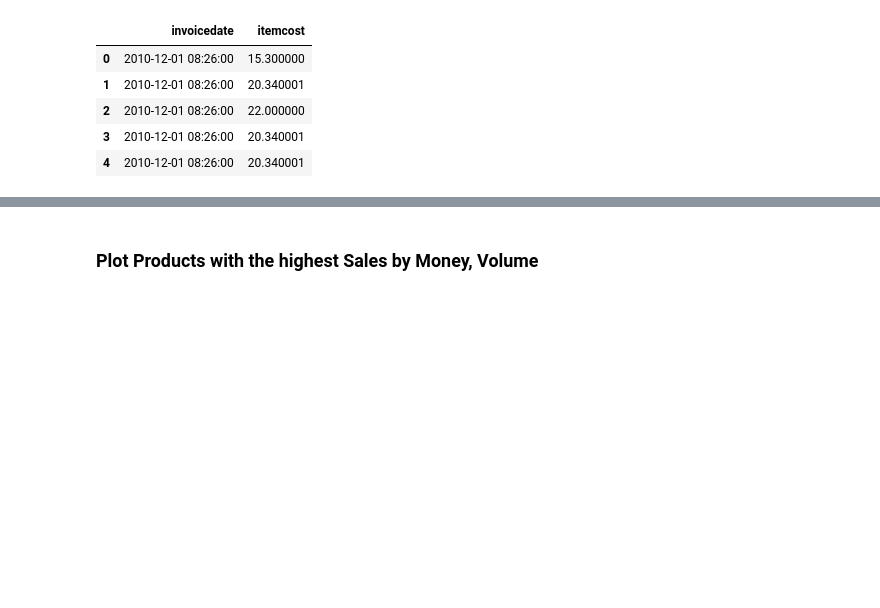
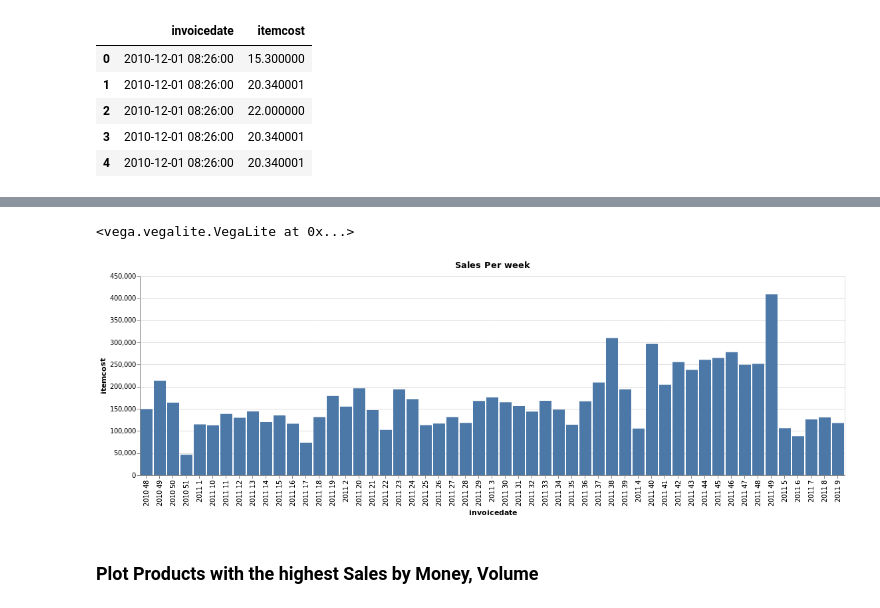
Before and after one commit to salbaroudi/MarketBasketAnalysis, a Jupyter notebook: RetailStoreDataAnalysis.ipynb, the cells around one changed output, grey strips where cells are left out. Cells and saved outputs as stored; diff of their text form; code cells hidden in the pictures; blank space fills up the shorter version.

```diff
--- a/RetailStoreDataAnalysis.ipynb
+++ b/RetailStoreDataAnalysis.ipynb
@@ -264,2 +267,6 @@ salesYear.head()
 # %%
-#Sales per Month:
+#Sales per Week:
+gen_salesbars(dfOR,"week")
+# %% [output]
+<vega.vegalite.VegaLite at 0x...>
+[figure, added]
```
Also changed, not shown: parts of 11 cells of this notebook, 7 other files.
